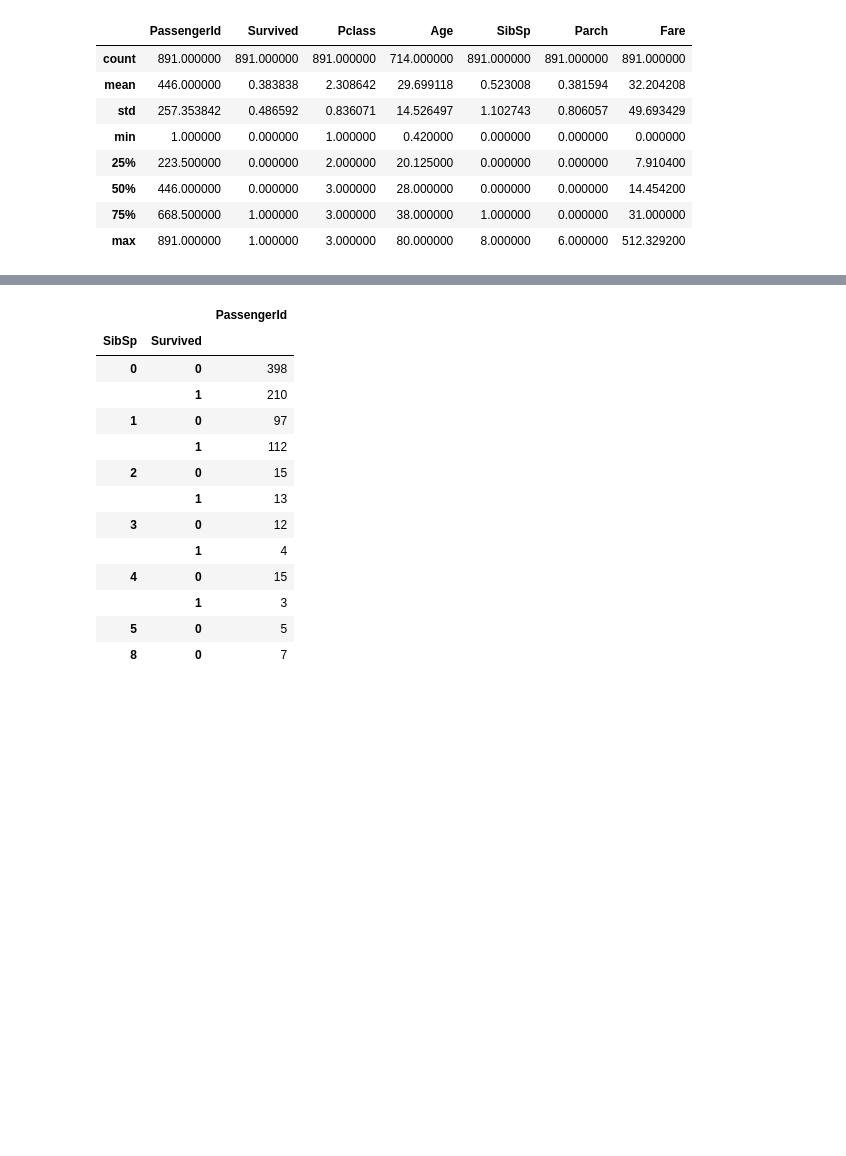
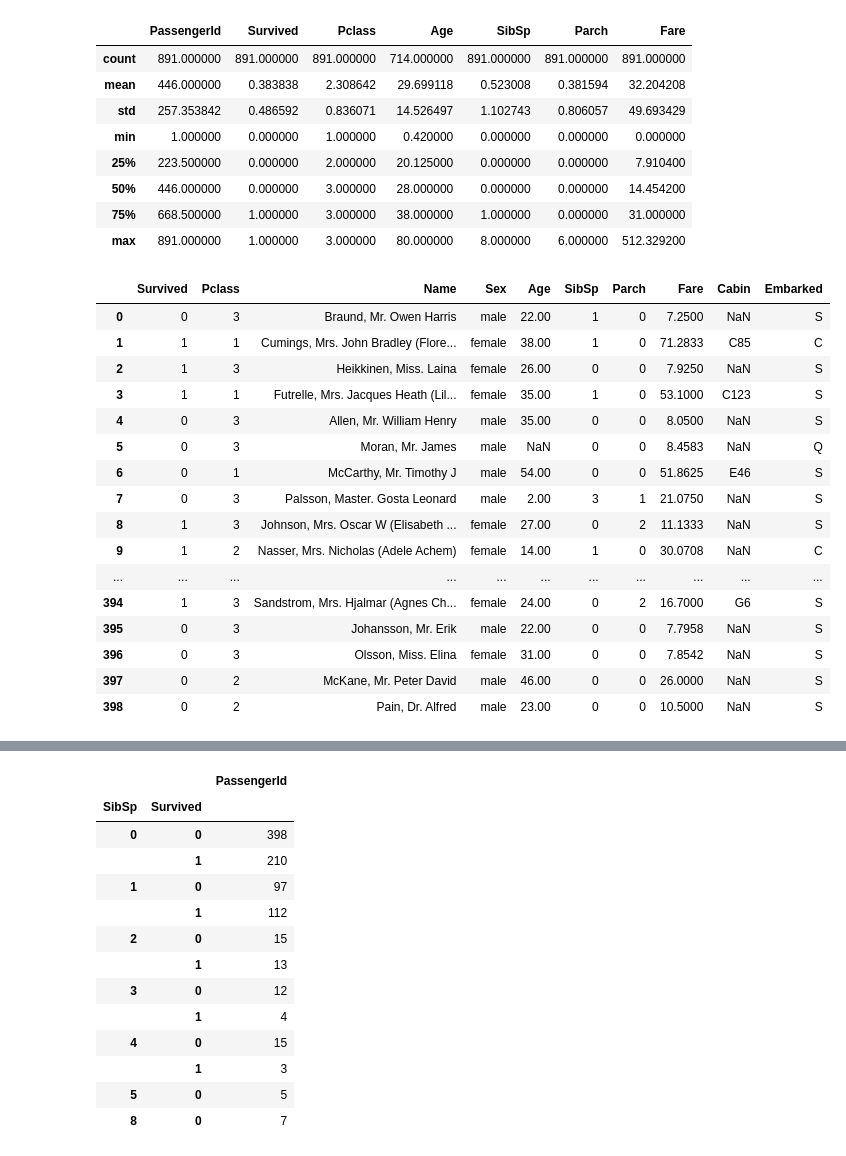
Before and after one commit to Jsonzhang/kaggle, a Jupyter notebook: titanic/titanic.ipynb, the cells around one changed output, grey strips where cells are left out. Drawn from its saved outputs; the diff is of its cells as text; code cells hidden in the pictures; blank space fills up the shorter version.

```diff
--- a/titanic/titanic.ipynb
+++ b/titanic/titanic.ipynb
@@ -60,3 +63,24 @@ data_train.describe()
 | 50% | 446.000000 | 0.000000 | 3.000000 | 28.000000 | 0.000000 | 0.000000 | 14.454200 |
 | 75% | 668.500000 | 1.000000 | 3.000000 | 38.000000 | 1.000000 | 0.000000 | 31.000000 |
 | max | 891.000000 | 1.000000 | 3.000000 | 80.000000 | 8.000000 | 6.000000 | 512.329200 |
+# %%
+data_train.drop(labels=['PassengerId', 'Ticket'], axis=1, inplace=True)
+data_train
+# %% [output]
+|  | Survived | Pclass | Name | Sex | Age | SibSp | Parch | Fare | Cabin | Embarked |
+| 0 | 0 | 3 | Braund, Mr. Owen Harris | male | 22.00 | 1 | 0 | 7.2500 | NaN | S |
+| 1 | 1 | 1 | Cumings, Mrs. John Bradley (Flore... | female | 38.00 | 1 | 0 | 71.2833 | C85 | C |
+| 2 | 1 | 3 | Heikkinen, Miss. Laina | female | 26.00 | 0 | 0 | 7.9250 | NaN | S |
+| 3 | 1 | 1 | Futrelle, Mrs. Jacques Heath (Lil... | female | 35.00 | 1 | 0 | 53.1000 | C123 | S |
+| 4 | 0 | 3 | Allen, Mr. William Henry | male | 35.00 | 0 | 0 | 8.0500 | NaN | S |
+| 5 | 0 | 3 | Moran, Mr. James | male | NaN | 0 | 0 | 8.4583 | NaN | Q |
+| 6 | 0 | 1 | McCarthy, Mr. Timothy J | male | 54.00 | 0 | 0 | 51.8625 | E46 | S |
+| 7 | 0 | 3 | Palsson, Master. Gosta Leonard | male | 2.00 | 3 | 1 | 21.0750 | NaN | S |
+| 8 | 1 | 3 | Johnson, Mrs. Oscar W (Elisabeth ... | female | 27.00 | 0 | 2 | 11.1333 | NaN | S |
+| 9 | 1 | 2 | Nasser, Mrs. Nicholas (Adele Achem) | female | 14.00 | 1 | 0 | 30.0708 | NaN | C |
+| ... | ... | ... | ... | ... | ... | ... | ... | ... | ... | ... |
+| 394 | 1 | 3 | Sandstrom, Mrs. Hjalmar (Agnes Ch... | female | 24.00 | 0 | 2 | 16.7000 | G6 | S |
+| 395 | 0 | 3 | Johansson, Mr. Erik | male | 22.00 | 0 | 0 | 7.7958 | NaN | S |
+| 396 | 0 | 3 | Olsson, Miss. Elina | female | 31.00 | 0 | 0 | 7.8542 | NaN | S |
+| 397 | 0 | 2 | McKane, Mr. Peter David | male | 46.00 | 0 | 0 | 26.0000 | NaN | S |
+| 398 | 0 | 2 | Pain, Dr. Alfred | male | 23.00 | 0 | 0 | 10.5000 | NaN | S |
```
Also changed, not shown: parts of 8 cells of this notebook, 9 other files.
